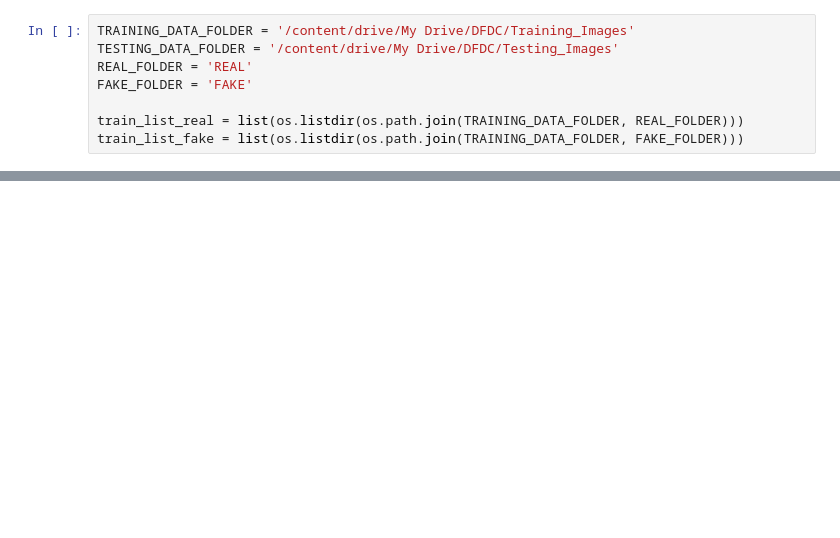
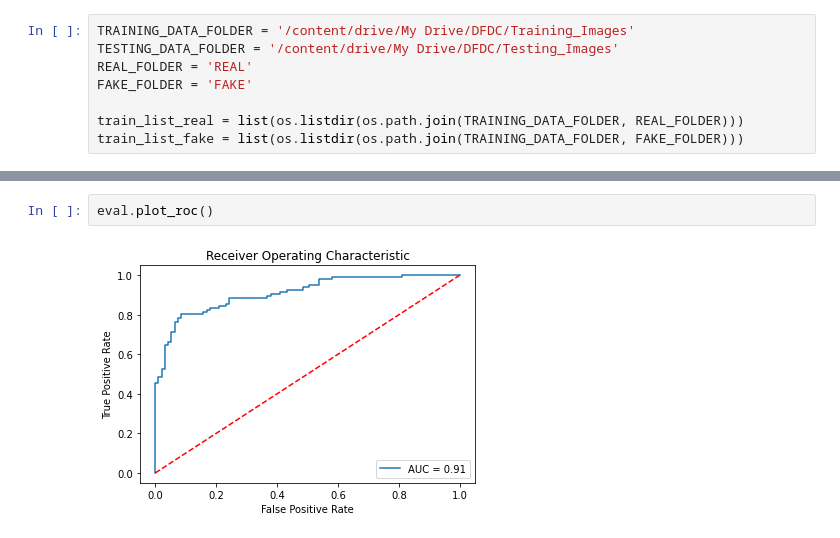
Before and after one commit to aides9/deepfake, a Jupyter notebook: Pytorch_Albumentation_Eff0.ipynb, the cells around one changed output, grey strips where cells are left out. Drawn from its saved outputs; the diff is of its cells as text; blank space fills up the shorter version.

```diff
--- a/Pytorch_Albumentation_Eff0.ipynb
+++ b/Pytorch_Albumentation_Eff0.ipynb
@@ -273,0 +117,4 @@ log_loss(testlabels, predictions)
+# %%
+eval.plot_roc()
+# %% [output]
+[figure, added]
```
Also changed, not shown: parts of 25 cells of this notebook, 8 other files.
